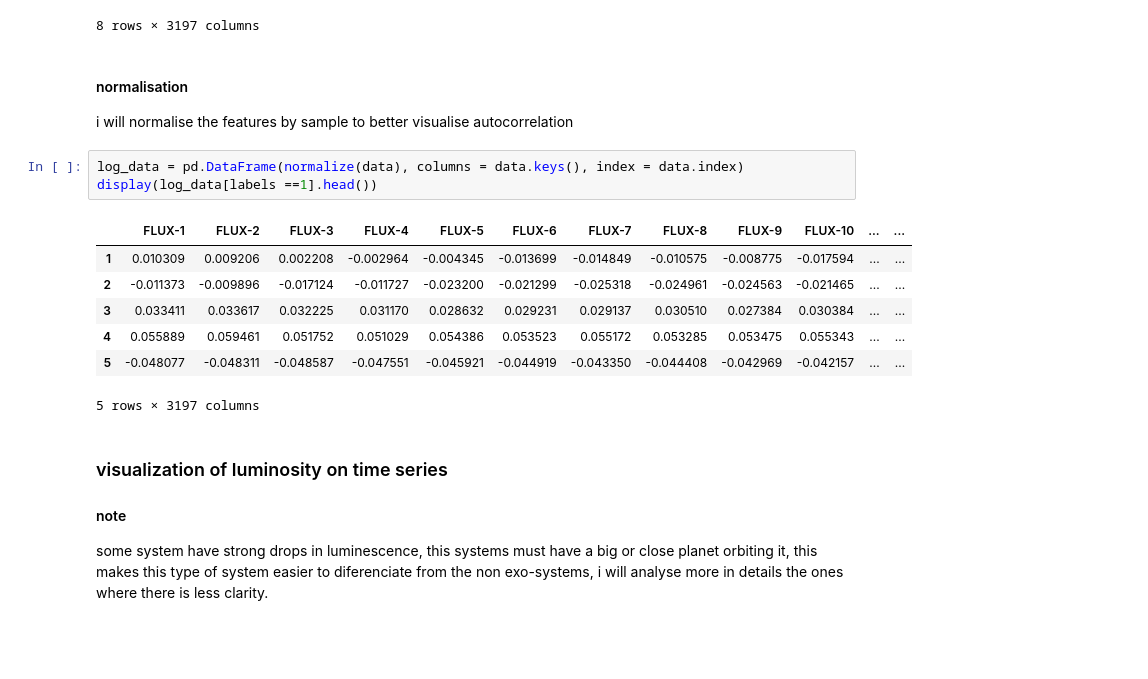
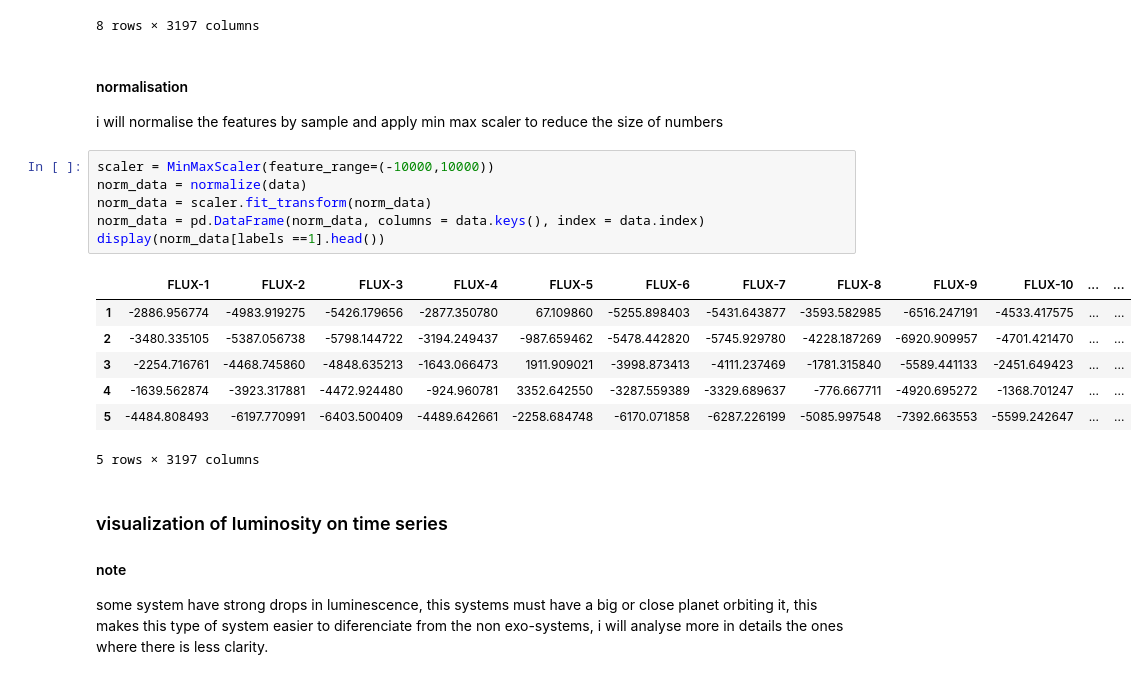
Before and after one commit to Drea1989/Kepler-discovery, a Jupyter notebook: capstone_project.ipynb, the cells around one changed output. Saved outputs shown, nothing was run; the diff lists cells and outputs as text; blank space fills up the shorter version.

```diff
--- a/capstone_project.ipynb
+++ b/capstone_project.ipynb
@@ -81,17 +81,20 @@ display(data.describe())
 8 rows × 3197 columns
 # %% [markdown]
 #### normalisation
-i will normalise the features by sample to better visualise autocorrelation
+i will normalise the features by sample and apply min max scaler to reduce the size of numbers
 # %%
-log_data = pd.DataFrame(normalize(data), columns = data.keys(), index = data.index)
-display(log_data[labels ==1].head())
+scaler = MinMaxScaler(feature_range=(-10000,10000))
+norm_data = normalize(data)
+norm_data = scaler.fit_transform(norm_data)
+norm_data = pd.DataFrame(norm_data, columns = data.keys(), index = data.index)
+display(norm_data[labels ==1].head())
 # %% [output]
 |  | FLUX-1 | FLUX-2 | FLUX-3 | FLUX-4 | FLUX-5 | FLUX-6 | FLUX-7 | FLUX-8 | FLUX-9 | FLUX-10 | ... | ... |
-| 1 | 0.010309 | 0.009206 | 0.002208 | -0.002964 | -0.004345 | -0.013699 | -0.014849 | -0.010575 | -0.008775 | -0.017594 | ... | ... |
-| 2 | -0.011373 | -0.009896 | -0.017124 | -0.011727 | -0.023200 | -0.021299 | -0.025318 | -0.024961 | -0.024563 | -0.021465 | ... | ... |
-| 3 | 0.033411 | 0.033617 | 0.032225 | 0.031170 | 0.028632 | 0.029231 | 0.029137 | 0.030510 | 0.027384 | 0.030384 | ... | ... |
-| 4 | 0.055889 | 0.059461 | 0.051752 | 0.051029 | 0.054386 | 0.053523 | 0.055172 | 0.053285 | 0.053475 | 0.055343 | ... | ... |
-| 5 | -0.048077 | -0.048311 | -0.048587 | -0.047551 | -0.045921 | -0.044919 | -0.043350 | -0.044408 | -0.042969 | -0.042157 | ... | ... |
+| 1 | -2886.956774 | -4983.919275 | -5426.179656 | -2877.350780 | 67.109860 | -5255.898403 | -5431.643877 | -3593.582985 | -6516.247191 | -4533.417575 | ... | ... |
+| 2 | -3480.335105 | -5387.056738 | -5798.144722 | -3194.249437 | -987.659462 | -5478.442820 | -5745.929780 | -4228.187269 | -6920.909957 | -4701.421470 | ... | ... |
+| 3 | -2254.716761 | -4468.745860 | -4848.635213 | -1643.066473 | 1911.909021 | -3998.873413 | -4111.237469 | -1781.315840 | -5589.441133 | -2451.649423 | ... | ... |
+| 4 | -1639.562874 | -3923.317881 | -4472.924480 | -924.960781 | 3352.642550 | -3287.559389 | -3329.689637 | -776.667711 | -4920.695272 | -1368.701247 | ... | ... |
+| 5 | -4484.808493 | -6197.770991 | -6403.500409 | -4489.642661 | -2258.684748 | -6170.071858 | -6287.226199 | -5085.997548 | -7392.663553 | -5599.242647 | ... | ... |
 5 rows × 3197 columns
 # %% [markdown]
 ### visualization of luminosity on time series
```
Also changed, not shown: parts of 48 cells of this notebook, 1 other file.
